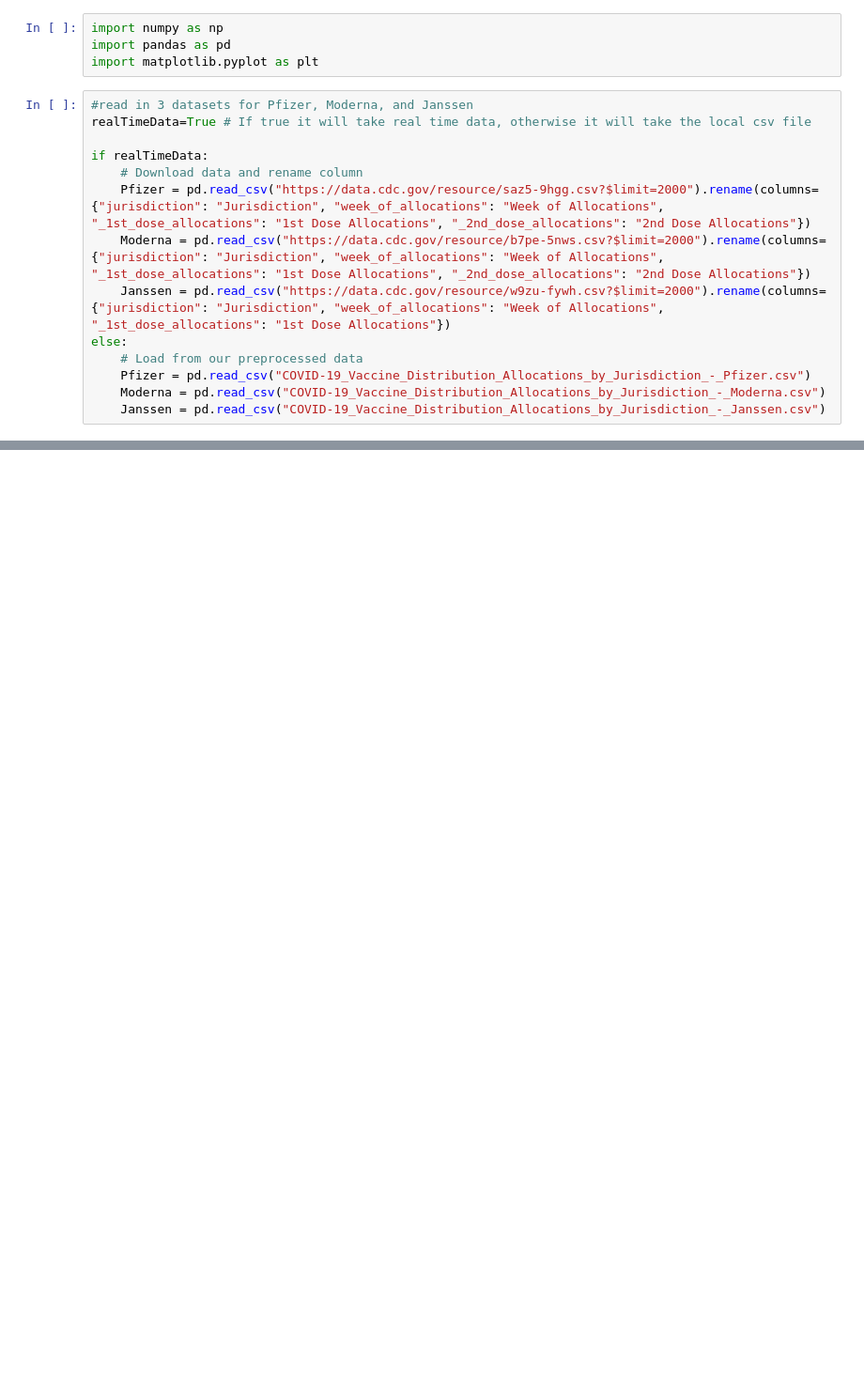
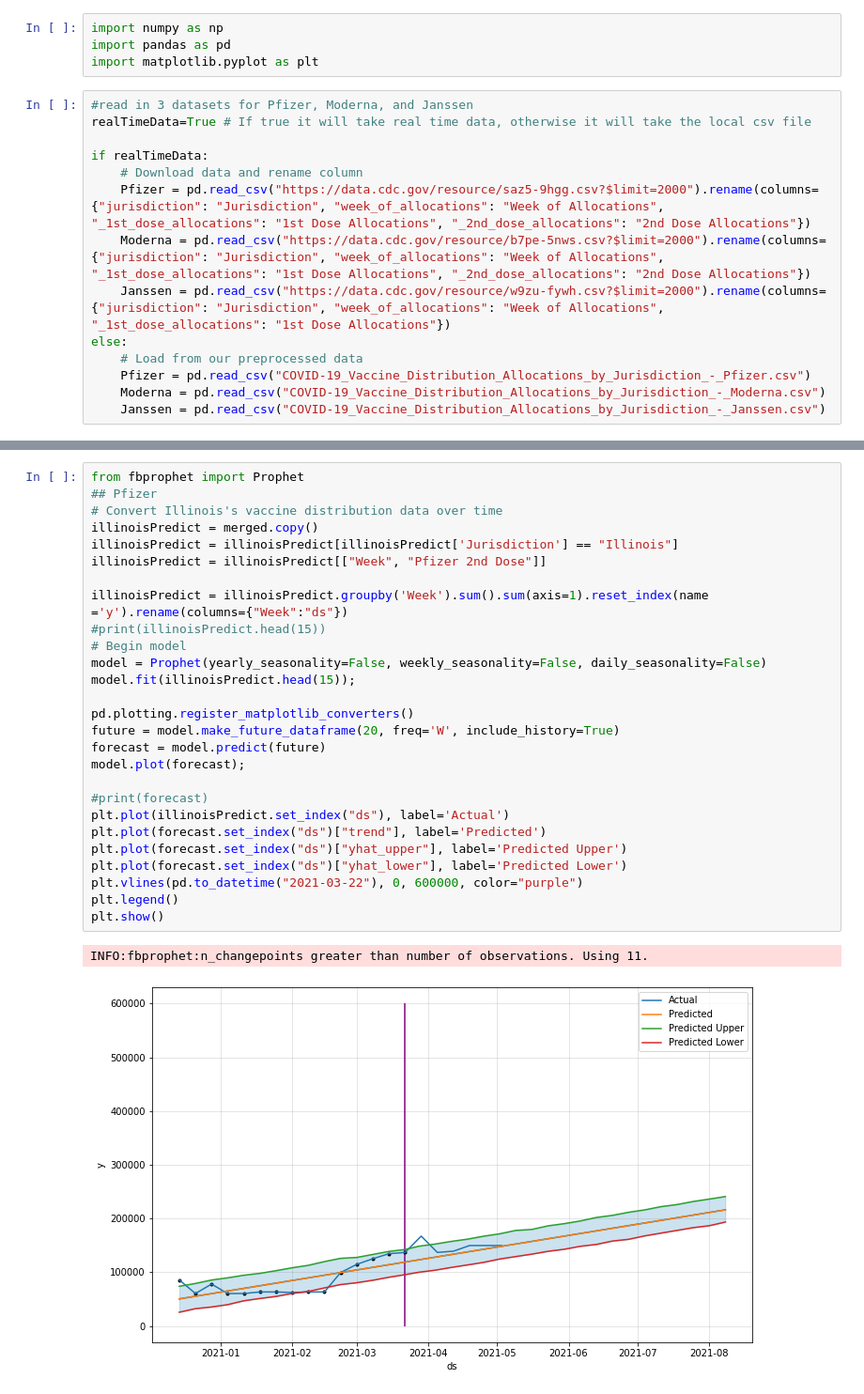
Before and after one commit to Pacifistic/CS418-Final-Project, a Jupyter notebook: Covid-19 Vaccine Distribution.ipynb, the cells around one changed output, grey strips where cells are left out. Shown at 94% size. Saved outputs shown, nothing was run; the diff lists cells and outputs as text; blank space fills up the shorter version.

Commit message:
Add individual prediction for each of the three brand

```diff
--- a/Covid-19 Vaccine Distribution.ipynb
+++ b/Covid-19 Vaccine Distribution.ipynb
@@ -306,0 +300,30 @@ plt.show()
+# %%
+from fbprophet import Prophet
+## Pfizer
+# Convert Illinois's vaccine distribution data over time
+illinoisPredict = merged.copy()
+illinoisPredict = illinoisPredict[illinoisPredict['Jurisdiction'] == "Illinois"]
+illinoisPredict = illinoisPredict[["Week", "Pfizer 2nd Dose"]]
+
+illinoisPredict = illinoisPredict.groupby('Week').sum().sum(axis=1).reset_index(name ='y').rename(columns={"Week":"ds"})
+#print(illinoisPredict.head(15))
+# Begin model
+model = Prophet(yearly_seasonality=False, weekly_seasonality=False, daily_seasonality=False)
+model.fit(illinoisPredict.head(15));
+
+pd.plotting.register_matplotlib_converters()
+future = model.make_future_dataframe(20, freq='W', include_history=True)
+forecast = model.predict(future)
+model.plot(forecast);
+
+#print(forecast)
+plt.plot(illinoisPredict.set_index("ds"), label='Actual')
+plt.plot(forecast.set_index("ds")["trend"], label='Predicted')
+plt.plot(forecast.set_index("ds")["yhat_upper"], label='Predicted Upper')
+plt.plot(forecast.set_index("ds")["yhat_lower"], label='Predicted Lower')
+plt.vlines(pd.to_datetime("2021-03-22"), 0, 600000, color="purple")
+plt.legend()
+plt.show()
+# %% [output]
+INFO:fbprophet:n_changepoints greater than number of observations. Using 11.
+[figure, added]
```
Also changed, not shown: parts of 16 cells of this notebook.
